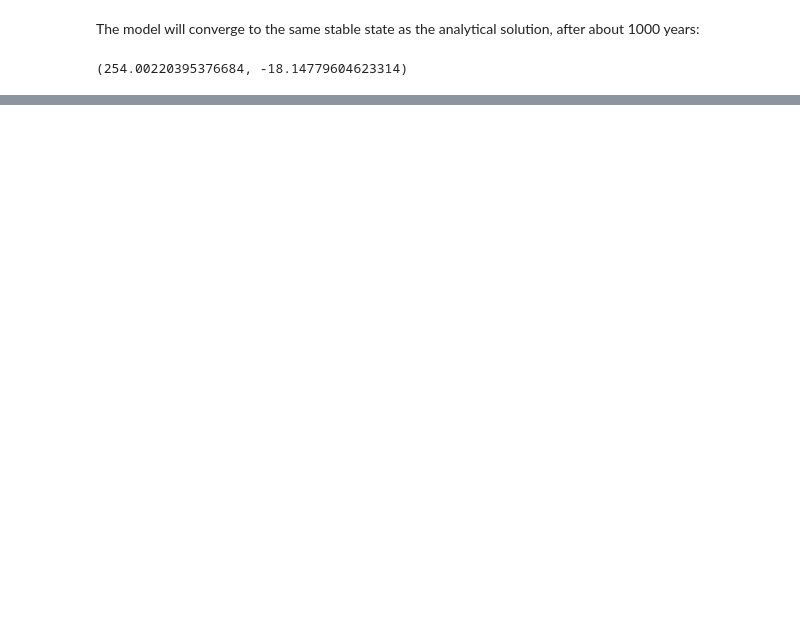
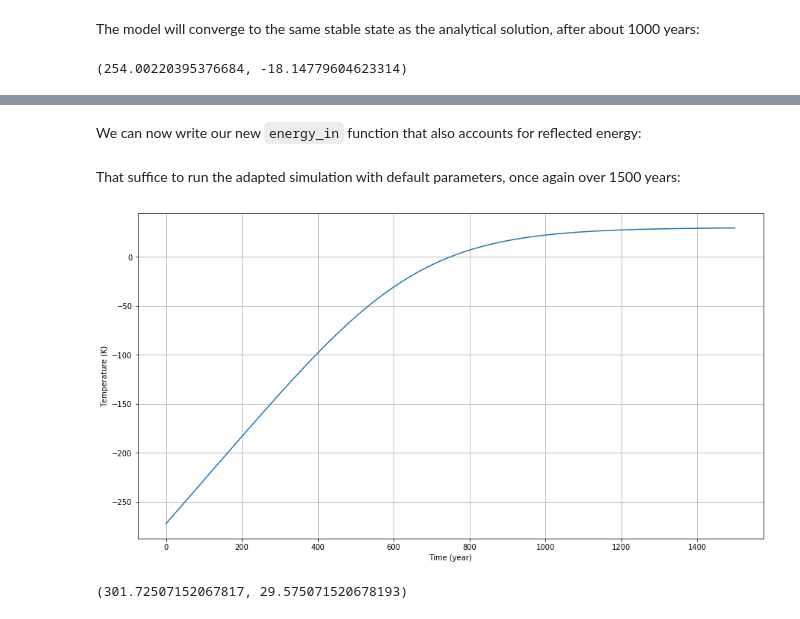
Before and after one commit to mdumke/climate-modeling, a Jupyter notebook: 02-dynamic-energy-budget.ipynb, the cells around one changed output, grey strips where cells are left out. Drawn from its saved outputs; the diff is of its cells as text; code cells hidden in the pictures; blank space fills up the shorter version.

```diff
--- a/02-dynamic-energy-budget.ipynb
+++ b/02-dynamic-energy-budget.ipynb
@@ -97,0 +119,46 @@ As the next step, atmosphere should be introduced into this model as well.
+# %%
+Parameters = namedtuple(
+    'Parameters',
+    'albedo distance ocean_depth initial_temperature timestep epochs')
+Parameters.__new__.__defaults__ = (0.3, 1, 4000, 0, 1, 1)
+# %%
+def run_simulation(energy_in, energy_out, params):
+    """Return temperatures for each epoch of the simulation"""
+    temperatures = []
+    heat_content = heat_capacity(params.ocean_depth) * params.initial_temperature
+
+    for _ in range(params.epochs):
+        t_ground = temperature(heat_content, params.ocean_depth)
+        e_in = energy_in(t_ground, params)
+        e_out = energy_out(t_ground)
+        heat_content += (e_in - e_out) * params.timestep
+        temperatures.append(t_ground)
+
+    return temperatures
+# %% [markdown]
+We can now write our new `energy_in` function that also accounts for reflected energy:
+# %%
+def energy_in_with_reflection(t_ground, params):
+    """Return influx from the sun plus atmosphere reflection"""
+    solar_in = SOLAR_CONSTANT / params.distance**2 * (1 - params.albedo) / 4
+    atmospheric_reflection = 1/2 * EPSILON * SIGMA * t_ground**4
+    return solar_in + atmospheric_reflection
+# %% [markdown]
+That suffice to run the adapted simulation with default parameters, once again over 1500 years:
+# %%
+params = Parameters(timestep=YEAR, epochs=1500)
+temperatures = run_simulation(energy_in_with_reflection, energy_out, params)
+# %%
+fig, ax = plt.subplots(figsize=(15, 8))
+
+ax.grid()
+ax.set_ylabel('Temperature (K)')
+ax.set_xlabel('Time (year)')
+sns.lineplot(range(len(temperatures)), [t - 272.15 for t in temperatures]);
+# %% [output]
+[figure, added]
+# %%
+# Final state in Kelvin and Celsius
+temperatures[-1], temperatures[-1] - 272.15
+# %% [output]
+(301.72507152067817, 29.575071520678193)
```
Also changed, not shown: parts of 15 cells of this notebook.
